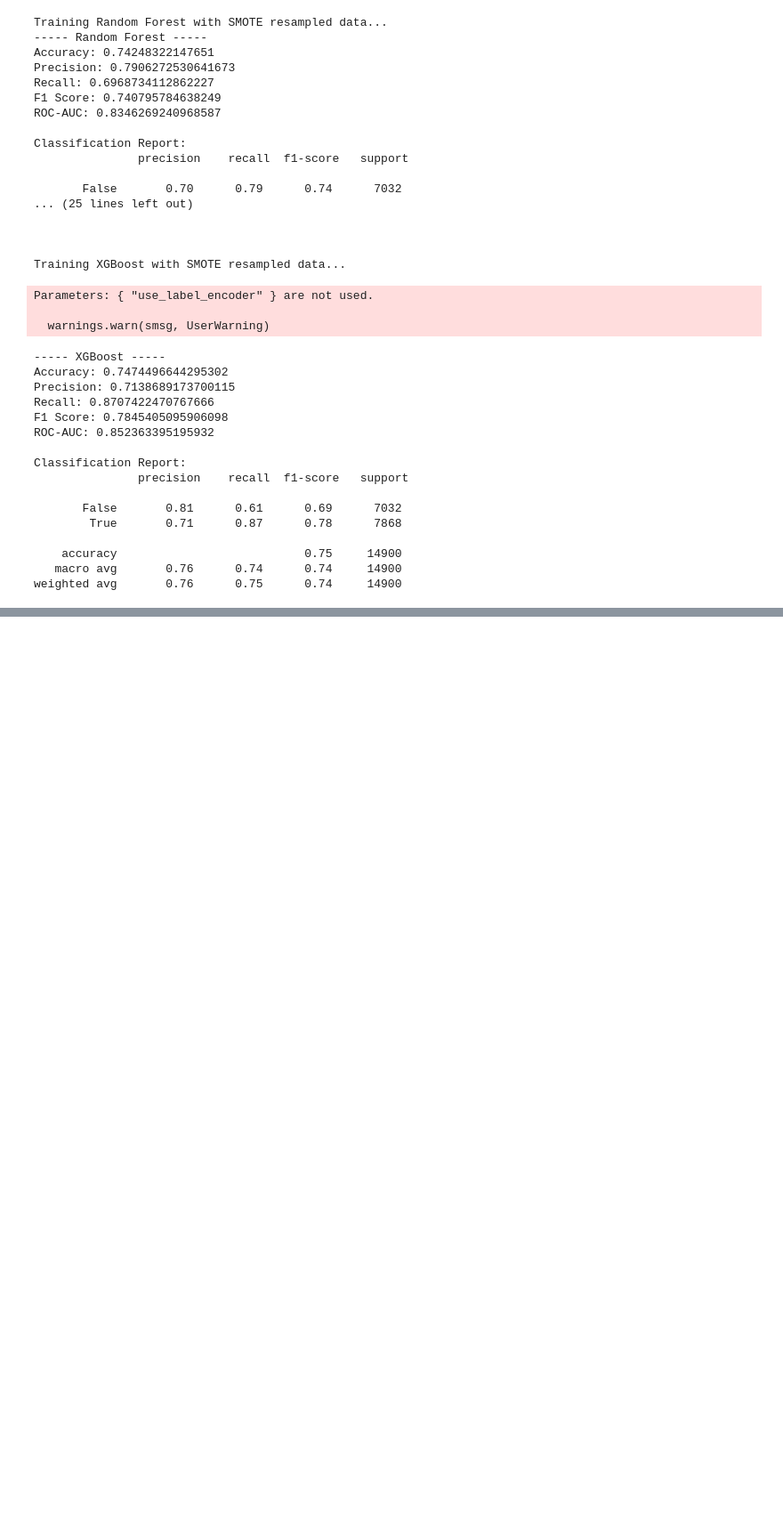
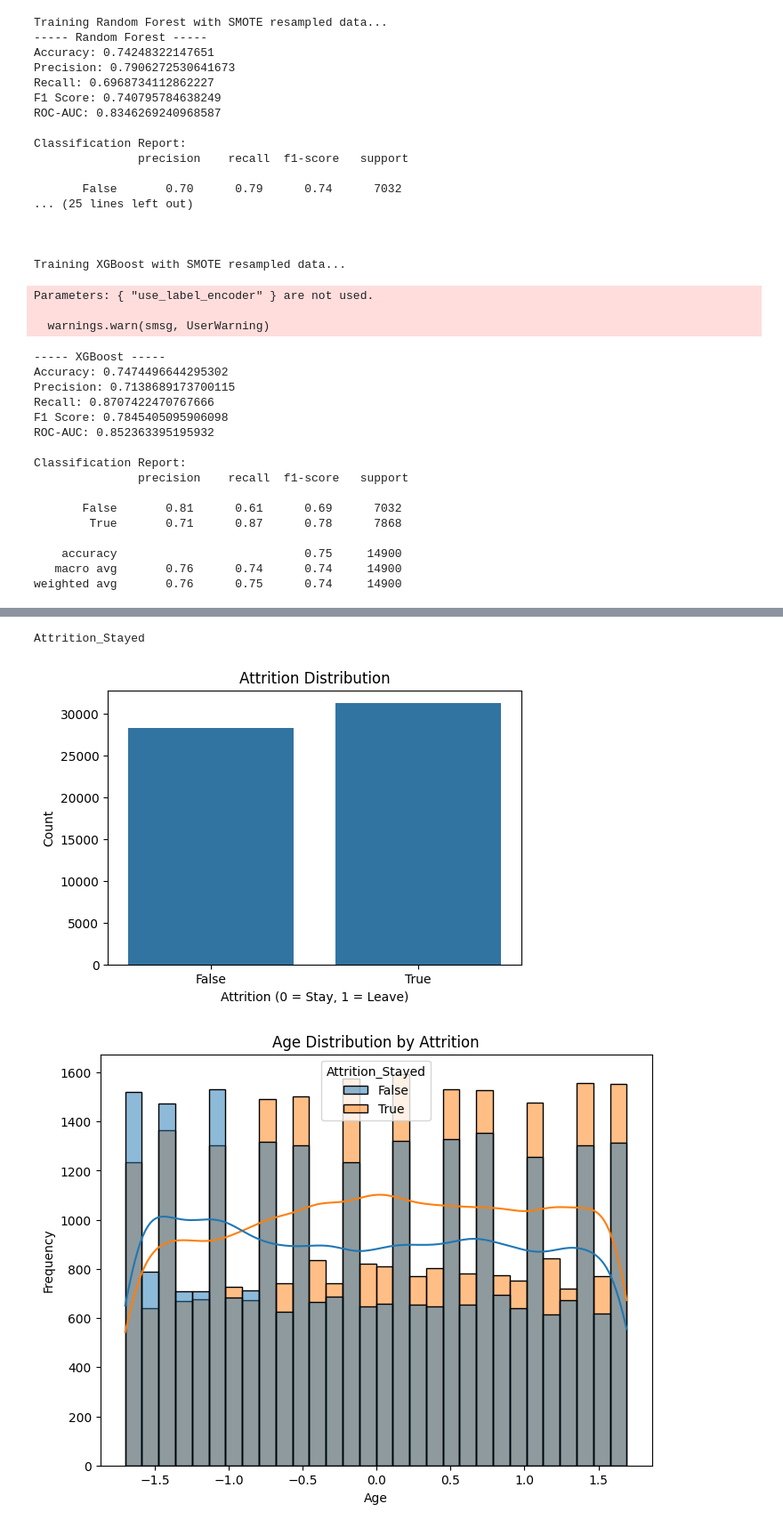
Before and after one commit to LucasChaney/CMPSCI4342, a Jupyter notebook: Proj_2/Project_2_With_DataSets.ipynb, the cells around one changed output, grey strips where cells are left out. Shown at 89% size. Saved outputs shown, nothing was run; the diff lists cells and outputs as text; code cells hidden in the pictures; blank space fills up the shorter version.

```diff
--- a/Proj_2/Project_2_With_DataSets.ipynb
+++ b/Proj_2/Project_2_With_DataSets.ipynb
@@ -284,0 +317,43 @@ weighted avg       0.76      0.75      0.74     14900
+# %%
+Att_var = df_train_encoded.filter(regex=r'^Attrition').columns[0]
+print(Att_var)
+
+# Visualization 1: Attrition Distribution
+plt.figure(figsize=(6, 4))
+sns.countplot(x=Att_var, data=df_train_encoded)
+plt.title("Attrition Distribution")
+plt.xlabel("Attrition (0 = Stay, 1 = Leave)")
+plt.ylabel("Count")
+plt.show()
+
+# Visualization 2: Age Distribution by Attrition
+plt.figure(figsize=(8, 6))
+sns.histplot(data=df_train_encoded, x="Age", hue=Att_var, bins=30, kde=True)
+plt.title("Age Distribution by Attrition")
+plt.xlabel("Age")
+plt.ylabel("Frequency")
+plt.show()
+
+# Visualization 3: Salary Distribution by Attrition (Boxplot)
+plt.figure(figsize=(8, 6))
+sns.boxplot(x= Att_var, y= "Monthly Income", data=df_train_encoded)
+plt.title("Salary Distribution by Attrition")
+plt.xlabel("Attrition (0 = Stay, 1 = Leave)")
+plt.ylabel("Salary")
+plt.show()
+
+# Visualization 4: Correlation Heatmap of Encoded Features
+plt.figure(figsize=(12, 10))
+corr_matrix = df_train_encoded.corr()
+sns.heatmap(corr_matrix, annot=True, fmt=".2f", cmap="coolwarm")
+plt.title("Correlation Heatmap")
+plt.show()
+
+numerical_features = df_train_encoded.select_dtypes(include=[np.number]).columns
+df_train[numerical_features].hist(bins=20, figsize=(15, 10))
+plt.suptitle('Distribution of Numerical Features')
+plt.show()
+# %% [output]
+Attrition_Stayed
+[figure, added]
+[figure, added]
```
Also changed, not shown: parts of 5 cells of this notebook.
